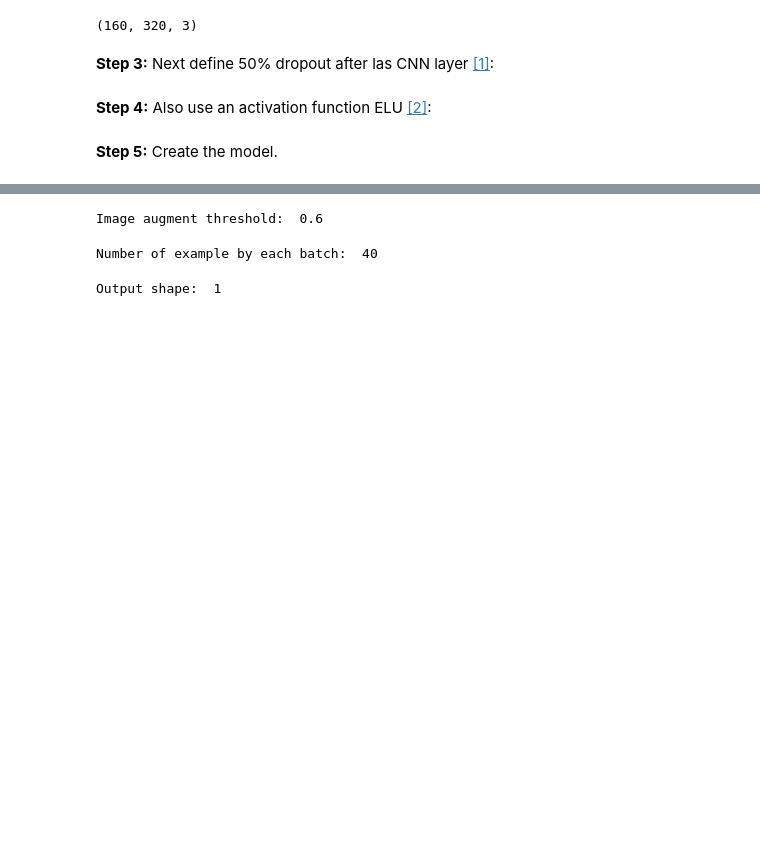
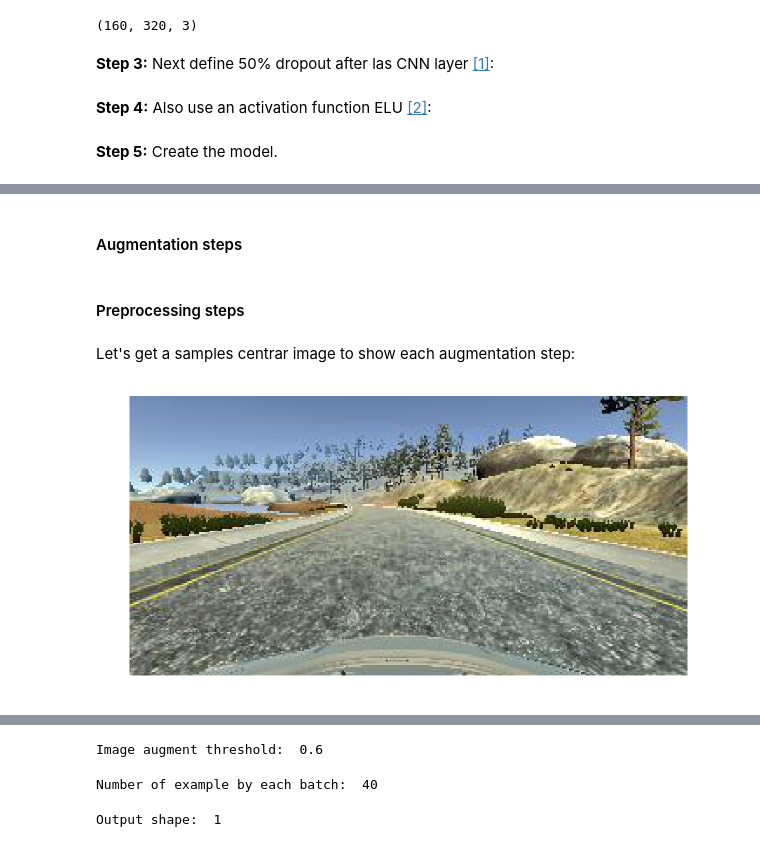
Before and after one commit to adrianmarino/self-driving-car-model, a Jupyter notebook: model-analysis.ipynb, the cells around one changed output, grey strips where cells are left out. Cells and saved outputs as stored; diff of their text form; code cells hidden in the pictures; blank space fills up the shorter version.

Commit message:
complete image preprocessor and agmentation and explaon preprocess

```diff
--- a/model-analysis.ipynb
+++ b/model-analysis.ipynb
@@ -156,0 +190,11 @@ MODEL GRAPH
+# %% [markdown]
+#### Augmentation steps
+# %% [markdown]
+#### Preprocessing steps
+# %% [markdown]
+Let's get a samples centrar image to show each augmentation step:
+# %%
+image = load_image(dataset[0].features[0])
+show_image(image, size=(10,10))
+# %% [output]
+[figure, added]
```
Also changed, not shown: parts of 13 cells of this notebook, 6 other files.
